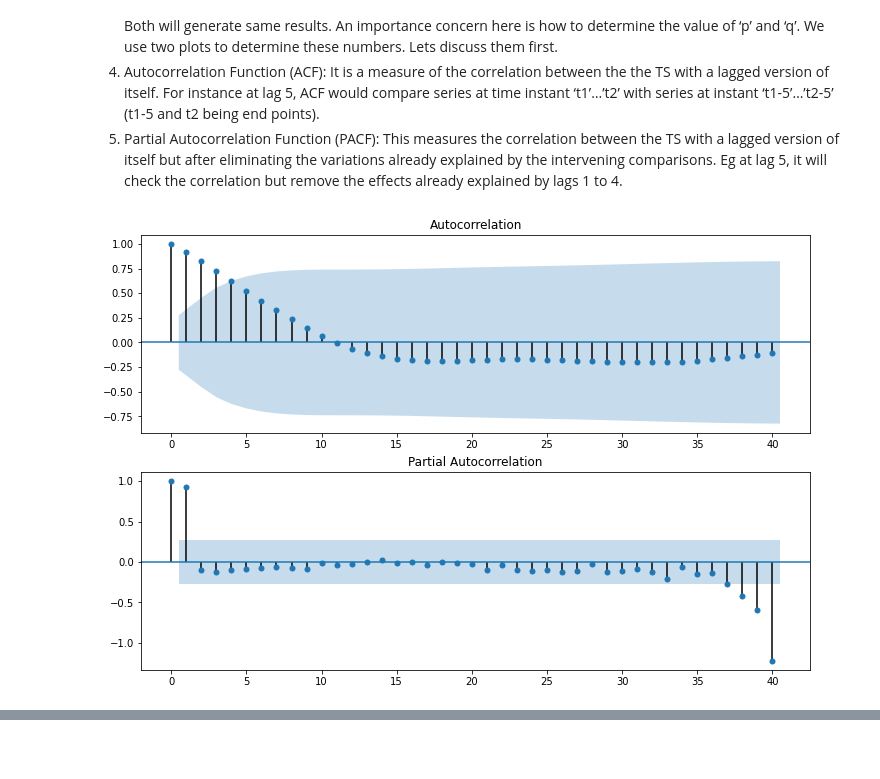
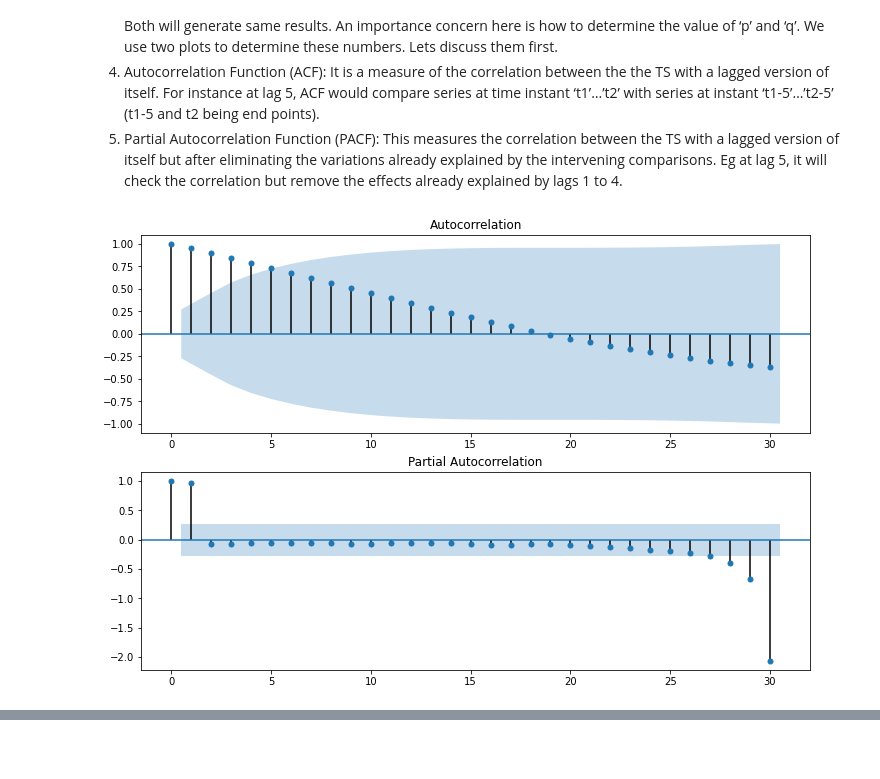
Before and after one commit to JoshuaFarmerATX/ehaarmanny_ML_App, a Jupyter notebook: Notebooks/Dani_ARIMA.ipynb, the cells around one changed output, grey strips where cells are left out. Saved outputs shown, nothing was run; the diff lists cells and outputs as text; code cells hidden in the pictures.

```diff
--- a/Notebooks/Dani_ARIMA.ipynb
+++ b/Notebooks/Dani_ARIMA.ipynb
@@ -14,9 +14,6 @@ response_dict = r.json()
 dataset = pd.DataFrame.from_dict(response_dict)
 dataset = dataset.rename(columns={'Total Results as of Date': 'Date'})
 dataset["Date"] = pd.to_datetime(dataset["Date"])
-dataset = dataset[dataset.Cases >= 3000]
+dataset = dataset[dataset.Cases >= 20000]
 
 dataset = dataset.set_index("Date")
-
-
-dataset.tail()
@@ -64,8 +53,5 @@ weak evidence against null hypothesis, time series has a unit root, indicating i
 # %% [markdown]
 #### Make the timeseries stationary with Differencing
 # %%
-dataset['NewCases_1'] = dataset['Cases'] - dataset['Cases'].shift(1)
+dataset['NewCases_7'] = dataset['Cases'] - dataset['Cases'].shift(7)
 dataset['NewCases_14'] = dataset['Cases'] - dataset['Cases'].shift(14)
-
-
-dataset.tail()
@@ -111,14 +89,14 @@ plt.show()
 # %%
 #ACF and PACF plots:
 
 from statsmodels.graphics.tsaplots import plot_acf,plot_pacf
 import statsmodels.api as sm
 
 
 fig = plt.figure(figsize=(12,8))
 ax1 = fig.add_subplot(211)
-fig = sm.graphics.tsa.plot_acf(dataset['NewCases_14'].iloc[7:],lags=40,ax=ax1)
+fig = sm.graphics.tsa.plot_acf(dataset['Cases'],lags=30,ax=ax1)
 ax2 = fig.add_subplot(212)
-fig = sm.graphics.tsa.plot_pacf(dataset['NewCases_14'].iloc[7:],lags=40,ax=ax2)
+fig = sm.graphics.tsa.plot_pacf(dataset['Cases'],lags=30,ax=ax2)
 # %% [output]
-[figure, old version]
+[figure, new version]
```
Also changed, not shown: parts of 19 cells of this notebook.
